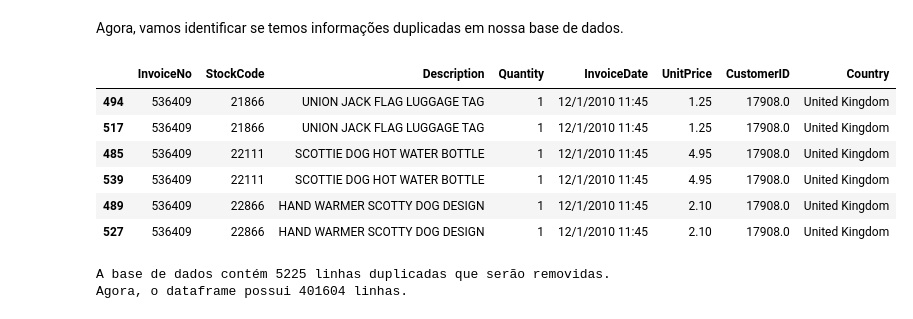
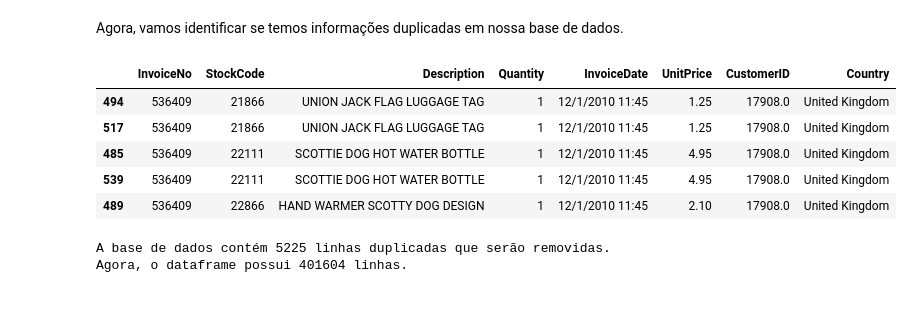
Before and after one commit to luanmagalhaes01/Marketing-Analytics, a Jupyter notebook: Marketing Analytics.ipynb, the cells around one changed output. Cells and saved outputs as stored; diff of their text form; code cells hidden in the pictures.

```diff
--- a/Marketing Analytics.ipynb
+++ b/Marketing Analytics.ipynb
@@ -160,19 +160,18 @@ Agora, vamos identificar se temos informações duplicadas em nossa base de dado
 # %%
 # Identificando valores duplicados
 duplicate_rows = base[base.duplicated(keep=False)]
 
 # Ordenando as colunas para verificar valores próximos
 duplicate_rows_sorted = duplicate_rows.sort_values(by=['InvoiceNo', 'StockCode', 'Description', 'CustomerID', 'Quantity'])
 
-duplicate_rows_sorted.head(6)
+duplicate_rows_sorted.head()
 # %% [output]
 |  | InvoiceNo | StockCode | Description | Quantity | InvoiceDate | UnitPrice | CustomerID | Country |
 | 494 | 536409 | 21866 | UNION JACK FLAG LUGGAGE TAG | 1 | 12/1/2010 11:45 | 1.25 | 17908.0 | United Kingdom |
 | 517 | 536409 | 21866 | UNION JACK FLAG LUGGAGE TAG | 1 | 12/1/2010 11:45 | 1.25 | 17908.0 | United Kingdom |
 | 485 | 536409 | 22111 | SCOTTIE DOG HOT WATER BOTTLE | 1 | 12/1/2010 11:45 | 4.95 | 17908.0 | United Kingdom |
 | 539 | 536409 | 22111 | SCOTTIE DOG HOT WATER BOTTLE | 1 | 12/1/2010 11:45 | 4.95 | 17908.0 | United Kingdom |
 | 489 | 536409 | 22866 | HAND WARMER SCOTTY DOG DESIGN | 1 | 12/1/2010 11:45 | 2.10 | 17908.0 | United Kingdom |
-| 527 | 536409 | 22866 | HAND WARMER SCOTTY DOG DESIGN | 1 | 12/1/2010 11:45 | 2.10 | 17908.0 | United Kingdom |
 # %%
 # Mostrando a quantidade de linhas duplicadas
 print(f"A base de dados contém {base.duplicated().sum()} linhas duplicadas que serão removidas.")
```
Also changed, not shown: parts of 16 cells of this notebook.
